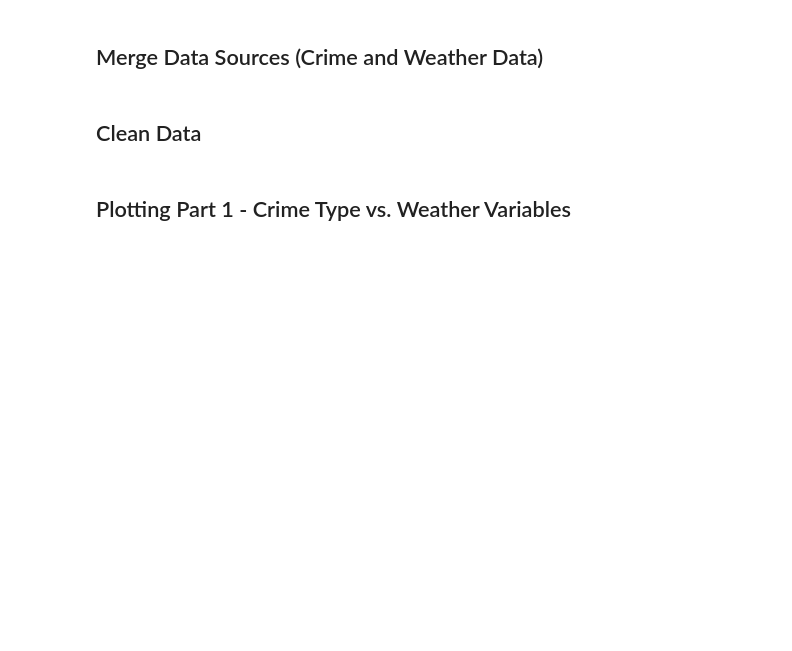
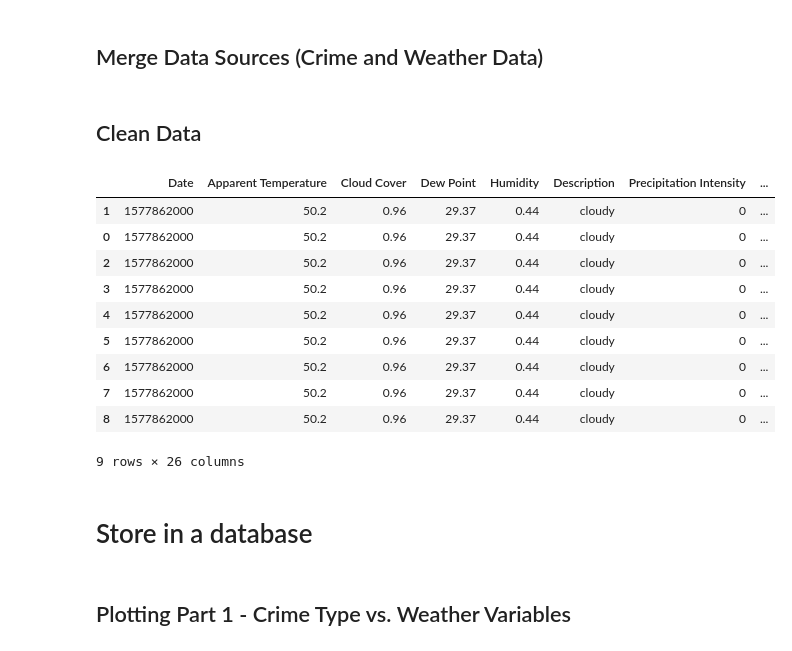
Before and after one commit to eanord4/First-Project, a Jupyter notebook: first-project.ipynb, the cells around one changed output. Drawn from its saved outputs; the diff is of its cells as text; code cells hidden in the pictures; blank space fills up the shorter version.

```diff
--- a/first-project.ipynb
+++ b/first-project.ipynb
@@ -20,2 +70,25 @@ import time
 # %% [markdown]
 ## Clean Data
+# %%
+# Sorting by incident number
+df_result.sort_values("Incident Number", inplace = True)
+
+# Dropping ALL duplicate values
+df_result.drop_duplicates(subset ="Incident Number",
+                     keep = "first", inplace = True)
+
+df_result
+# %% [output]
+|  | Date | Apparent Temperature | Cloud Cover | Dew Point | Humidity | Description | Precipitation Intensity | ... |
+| 1 | 1577862000 | 50.2 | 0.96 | 29.37 | 0.44 | cloudy | 0 | ... |
+| 0 | 1577862000 | 50.2 | 0.96 | 29.37 | 0.44 | cloudy | 0 | ... |
+| 2 | 1577862000 | 50.2 | 0.96 | 29.37 | 0.44 | cloudy | 0 | ... |
+| 3 | 1577862000 | 50.2 | 0.96 | 29.37 | 0.44 | cloudy | 0 | ... |
+| 4 | 1577862000 | 50.2 | 0.96 | 29.37 | 0.44 | cloudy | 0 | ... |
+| 5 | 1577862000 | 50.2 | 0.96 | 29.37 | 0.44 | cloudy | 0 | ... |
+| 6 | 1577862000 | 50.2 | 0.96 | 29.37 | 0.44 | cloudy | 0 | ... |
+| 7 | 1577862000 | 50.2 | 0.96 | 29.37 | 0.44 | cloudy | 0 | ... |
+| 8 | 1577862000 | 50.2 | 0.96 | 29.37 | 0.44 | cloudy | 0 | ... |
+9 rows × 26 columns
+# %% [markdown]
+# Store in a database
```
Also changed, not shown: parts of 6 cells of this notebook, 2 other files.
